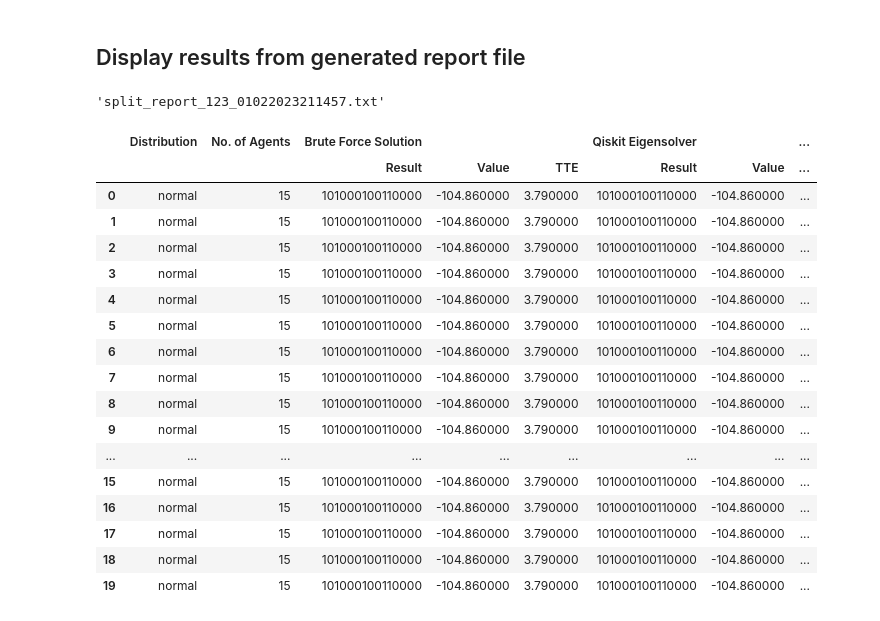
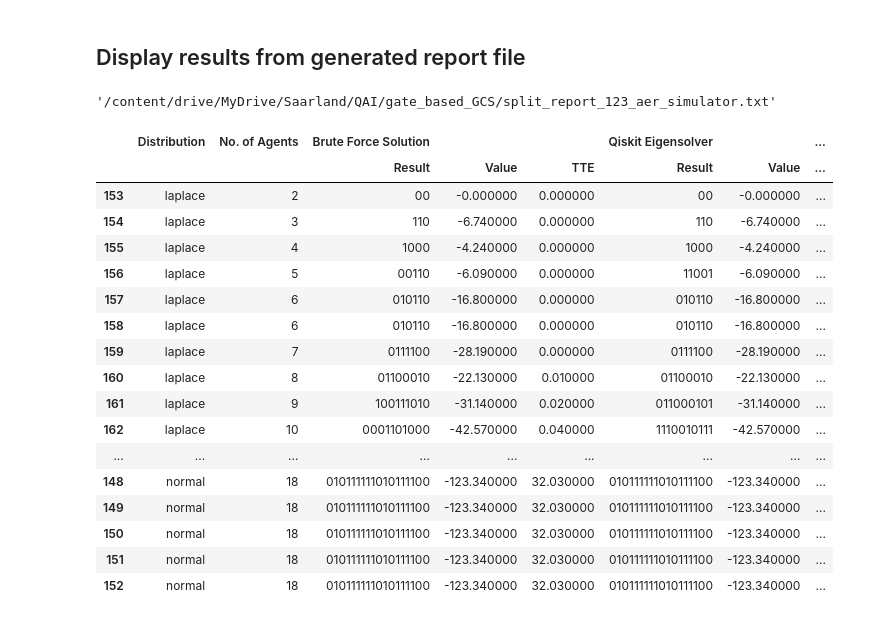
Before and after one commit to supreethmv/QuACS, a Jupyter notebook: Gate_based_Split.ipynb, the cells around one changed output. Cells and saved outputs as stored; diff of their text form; code cells hidden in the pictures.

```diff
--- a/Gate_based_Split.ipynb
+++ b/Gate_based_Split.ipynb
@@ -173,4 +194,25 @@ def generate_induced_subgraph_game(distribution, n_agents, **kwargs):
     for i,key in enumerate(keys):
         induced_subgraph_game[','.join(map(str,key))] = round(values[i],2)
     return induced_subgraph_game
+# %%
+from datetime import datetime
+timestamp = datetime.now().strftime("%m%d%Y%H%M%S")
+
+simulator = 'aer_simulator'
+
+table_contents = []
+
+distributions = [
+    #normal,
+    laplace
+]
+
+n_agents = np.arange(18,19).tolist()
+
+seed = 123
+
+# If 'True', checks QAOA for p>1 also
+QAOA_p_increment_flag = False
+
+report_filename = '/content/drive/MyDrive/Saarland/QAI/gate_based_GCS/split_report_' +  str(seed) + '_' + simulator + '.txt'
 # %%
@@ -261,10 +269,10 @@ p (QAOA reps) = 13
 # %% [markdown]
 ## Display results from generated report file
 # %%
-report_filename = 'split_report_' +  str(seed) + '_' + timestamp + '.txt'
+report_filename = '/content/drive/MyDrive/Saarland/QAI/gate_based_GCS/split_report_' +  str(seed) + '_' + simulator + '.txt'
 report_filename
 # %% [output]
-'split_report_123_01022023211457.txt'
+'/content/drive/MyDrive/Saarland/QAI/gate_based_GCS/split_report_123_aer_simulator.txt'
 # %%
 report_file_obj = open(report_filename,'r')
 table_contents = [line.split('__') for line in report_file_obj.readlines()]
@@ -287,11 +295,16 @@ df.apply(pd.to_numeric, errors='ignore')
 
 for col in df.columns:
   try:
-    if 'Result' in col or 'No. of Agents' in col:
+    if 'No. of Agents' in col or 'reps (p)' in col:
+      df[col] = df[col].astype(int)
+    elif 'Result' in col:
       raise
-    df[col] = df[col].astype(float)
+    else:
+      df[col] = df[col].astype(float)
   except:
     continue
+
+df.sort_values(['Distribution','No. of Agents', ('Qiskit QAOA', 'reps (p)')], ascending=[True, True, True], inplace=True)
 
 df = df.round(decimals = 2)
 
@@ -328,46 +341,46 @@ s.set_table_styles({
     ('Qiskit Eigensolver', 'Result'): [{'selector': 'th', 'props': 'border-left: 1px solid white'},
                                {'selector': 'td', 'props': 'border-left: 1px solid white; background-color: #'+resullt_col_bgcolor}],
     ('Qiskit Eigensolver', 'Value'): [{'selector': 'th', 'props': 'border-left: 1px solid black'},
                                {'selector': 'td', 'props': 'border-left: 1px solid black; background-color:#'+value_col_bgcolor}],
     ('Qiskit Eigensolver', 'TTE'): [{'selector': 'th', 'props': 'border-left: 1px solid black'},
                                {'selector': 'td', 'props': 'border-left: 1px solid black; background-color:#'+tte_col_bgcolor}],
     ('Qiskit Eigensolver', 'Correctness'): [{'selector': 'th', 'props': 'border-left: 1px solid black'},
                                {'selector': 'td', 'props': 'border-left: 1px solid black; background-color:#'+correctness_col_bgcolor}],
     ('Qiskit QAOA', 'Result'): [{'selector': 'th', 'props': 'border-left: 1px solid white'},
                                {'selector': 'td', 'props': 'border-left: 1px solid white; background-color: #'+resullt_col_bgcolor}],
     ('Qiskit QAOA', 'Value'): [{'selector': 'th', 'props': 'border-left: 1px solid black'},
                                {'selector': 'td', 'props': 'border-left: 1px solid black; background-color:#'+value_col_bgcolor}],
     ('Qiskit QAOA', 'TTE'): [{'selector': 'th', 'props': 'border-left: 1px solid black'},
                                {'selector': 'td', 'props': 'border-left: 1px solid black; background-color:#'+tte_col_bgcolor}],
     ('Qiskit QAOA', 'reps (p)'): [{'selector': 'th', 'props': 'border-left: 1px solid black'},
                                {'selector': 'td', 'props': 'border-left: 1px solid black'}],
     ('Qiskit QAOA', 'Correctness'): [{'selector': 'th', 'props': 'border-left: 1px solid black'},
                                {'selector': 'td', 'props': 'border-left: 1px solid black; background-color:#'+correctness_col_bgcolor}],
     ('Dwave Annealer', 'Result'): [{'selector': 'th', 'props': 'border-left: 1px solid white'},
                                {'selector': 'td', 'props': 'border-left: 1px solid white; background-color: #'+resullt_col_bgcolor}],
     ('Dwave Annealer', 'Value'): [{'selector': 'th', 'props': 'border-left: 1px solid black'},
                                {'selector': 'td', 'props': 'border-left: 1px solid black; background-color:#'+value_col_bgcolor}],
     ('Dwave Annealer', 'TTE'): [{'selector': 'th', 'props': 'border-left: 1px solid black'},
                                {'selector': 'td', 'props': 'border-left: 1px solid black; background-color:#'+tte_col_bgcolor}],
     ('Dwave Annealer', 'Correctness'): [{'selector': 'th', 'props': 'border-left: 1px solid black'},
                                {'selector': 'td', 'props': 'border-left: 1px solid black; background-color:#'+correctness_col_bgcolor}]
 }, overwrite=False, axis=0)
 # %% [output]
 |  | Distribution | No. of Agents | Brute Force Solution |  |  | Qiskit Eigensolver |  | ... |
 |  |  |  | Result | Value | TTE | Result | Value | ... |
-| 0 | normal | 15 | 101000100110000 | -104.860000 | 3.790000 | 101000100110000 | -104.860000 | ... |
-| 1 | normal | 15 | 101000100110000 | -104.860000 | 3.790000 | 101000100110000 | -104.860000 | ... |
-| 2 | normal | 15 | 101000100110000 | -104.860000 | 3.790000 | 101000100110000 | -104.860000 | ... |
-| 3 | normal | 15 | 101000100110000 | -104.860000 | 3.790000 | 101000100110000 | -104.860000 | ... |
-| 4 | normal | 15 | 101000100110000 | -104.860000 | 3.790000 | 101000100110000 | -104.860000 | ... |
-| 5 | normal | 15 | 101000100110000 | -104.860000 | 3.790000 | 101000100110000 | -104.860000 | ... |
-| 6 | normal | 15 | 101000100110000 | -104.860000 | 3.790000 | 101000100110000 | -104.860000 | ... |
-| 7 | normal | 15 | 101000100110000 | -104.860000 | 3.790000 | 101000100110000 | -104.860000 | ... |
-| 8 | normal | 15 | 101000100110000 | -104.860000 | 3.790000 | 101000100110000 | -104.860000 | ... |
-| 9 | normal | 15 | 101000100110000 | -104.860000 | 3.790000 | 101000100110000 | -104.860000 | ... |
+| 153 | laplace | 2 | 00 | -0.000000 | 0.000000 | 00 | -0.000000 | ... |
+| 154 | laplace | 3 | 110 | -6.740000 | 0.000000 | 110 | -6.740000 | ... |
+| 155 | laplace | 4 | 1000 | -4.240000 | 0.000000 | 1000 | -4.240000 | ... |
+| 156 | laplace | 5 | 00110 | -6.090000 | 0.000000 | 11001 | -6.090000 | ... |
+| 157 | laplace | 6 | 010110 | -16.800000 | 0.000000 | 010110 | -16.800000 | ... |
+| 158 | laplace | 6 | 010110 | -16.800000 | 0.000000 | 010110 | -16.800000 | ... |
+| 159 | laplace | 7 | 0111100 | -28.190000 | 0.000000 | 0111100 | -28.190000 | ... |
+| 160 | laplace | 8 | 01100010 | -22.130000 | 0.010000 | 01100010 | -22.130000 | ... |
+| 161 | laplace | 9 | 100111010 | -31.140000 | 0.020000 | 011000101 | -31.140000 | ... |
+| 162 | laplace | 10 | 0001101000 | -42.570000 | 0.040000 | 1110010111 | -42.570000 | ... |
 | ... | ... | ... | ... | ... | ... | ... | ... | ... |
-| 15 | normal | 15 | 101000100110000 | -104.860000 | 3.790000 | 101000100110000 | -104.860000 | ... |
-| 16 | normal | 15 | 101000100110000 | -104.860000 | 3.790000 | 101000100110000 | -104.860000 | ... |
-| 17 | normal | 15 | 101000100110000 | -104.860000 | 3.790000 | 101000100110000 | -104.860000 | ... |
-| 18 | normal | 15 | 101000100110000 | -104.860000 | 3.790000 | 101000100110000 | -104.860000 | ... |
-| 19 | normal | 15 | 101000100110000 | -104.860000 | 3.790000 | 101000100110000 | -104.860000 | ... |
+| 148 | normal | 18 | 010111111010111100 | -123.340000 | 32.030000 | 010111111010111100 | -123.340000 | ... |
+| 149 | normal | 18 | 010111111010111100 | -123.340000 | 32.030000 | 010111111010111100 | -123.340000 | ... |
+| 150 | normal | 18 | 010111111010111100 | -123.340000 | 32.030000 | 010111111010111100 | -123.340000 | ... |
+| 151 | normal | 18 | 010111111010111100 | -123.340000 | 32.030000 | 010111111010111100 | -123.340000 | ... |
+| 152 | normal | 18 | 010111111010111100 | -123.340000 | 32.030000 | 010111111010111100 | -123.340000 | ... |
```
Also changed, not shown: parts of 10 cells of this notebook, 3 other files.
